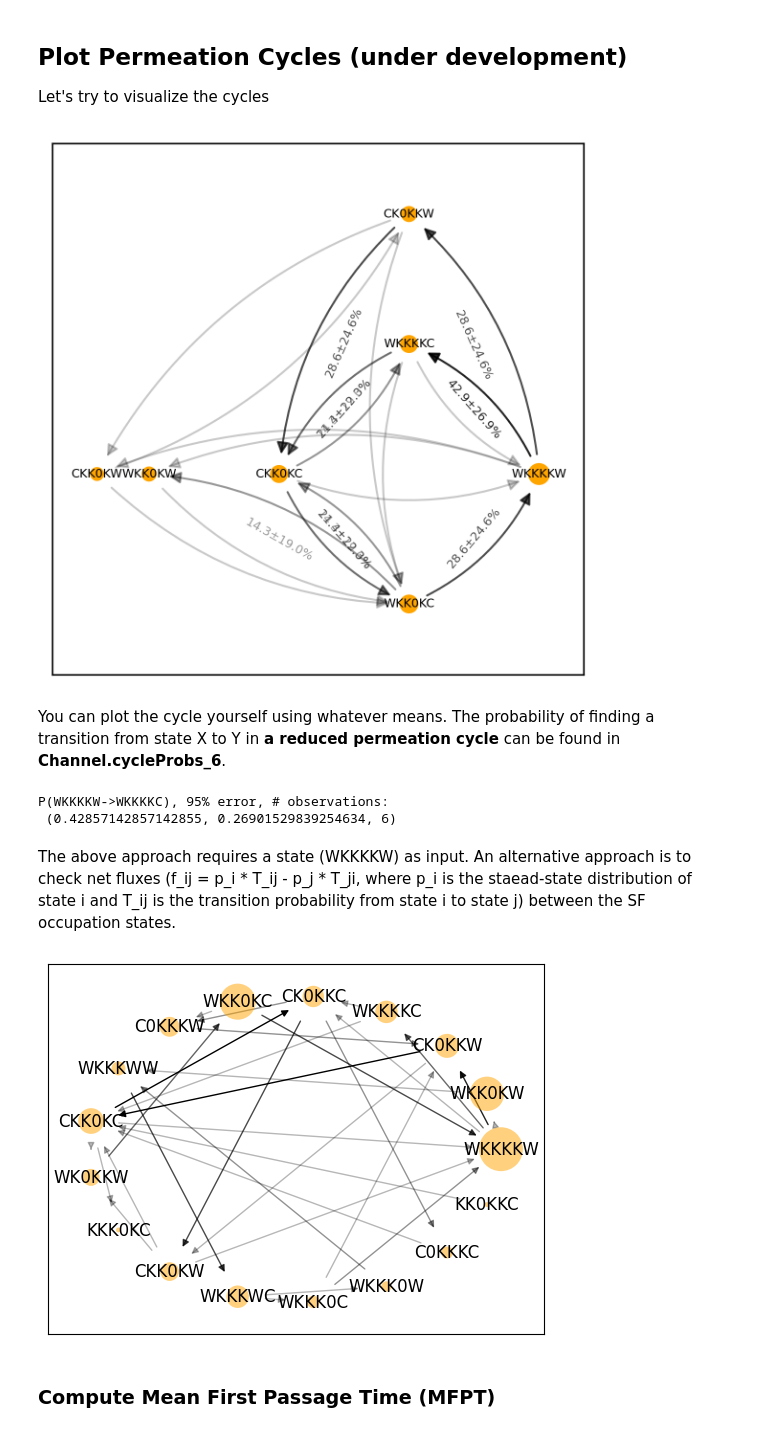
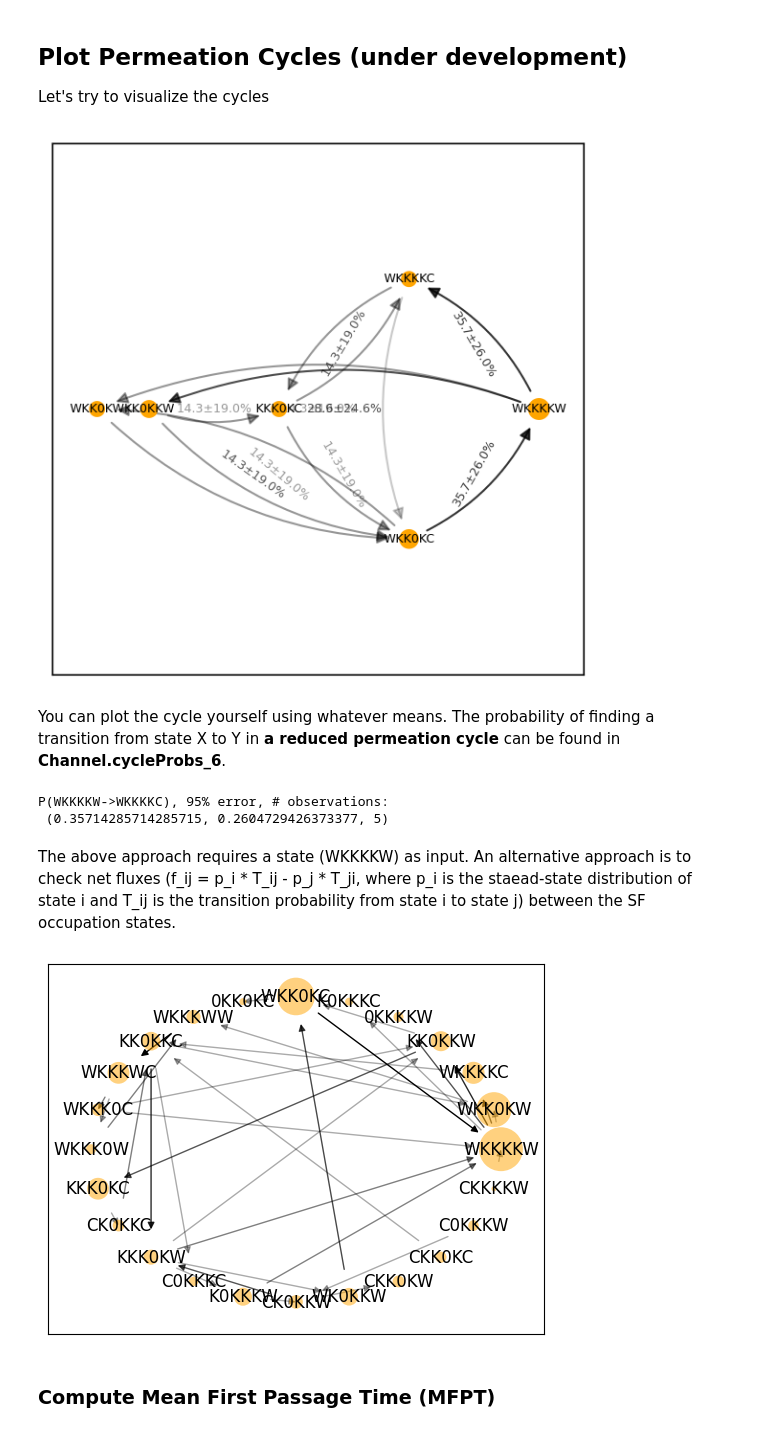
Before and after one commit to deGrootLab/KPerm, a Jupyter notebook: tutorials/charge-scaling/charge-scaling.ipynb, the cells around one changed output. Saved outputs shown, nothing was run; the diff lists cells and outputs as text; code cells hidden in the pictures.

```diff
--- a/tutorials/charge-scaling/charge-scaling.ipynb
+++ b/tutorials/charge-scaling/charge-scaling.ipynb
@@ -155,23 +162,23 @@ The third identified cycle from the first trajectory:
 ## Plot Permeation Cycles (under development)
 Let's try to visualize the cycles
 # %%
-mthk.plotCycles(state_threshold=.05, label_threshold=0.10, offset=1,
+mthk.plot_cycle(state_threshold=.05, label_threshold=0.10, offset=1,
                 scale=0.4, figsize=(4,4))
 # %% [output]
-[figure, old version]
+[figure, new version]
 # %% [markdown]
 You can plot the cycle yourself using whatever means. The probability of finding a transition from state X to Y in **a reduced permeation cycle** can be found in **Channel.cycleProbs_6**.
 # %%
-print("P(WKKKKW->WKKKKC), 95% error, # observations:\n", mthk.cycleProbs_6['WKKKKW']['WKKKKC'])
+print("P(WKKKKW->WKKKKC), 95% error, # observations:\n", mthk.cycle_prob['WKKKKW']['WKKKKC'])
 # %% [output]
 P(WKKKKW->WKKKKC), 95% error, # observations:
- (0.42857142857142855, 0.26901529839254634, 6)
+ (0.35714285714285715, 0.2604729426373377, 5)
 # %% [markdown]
 The above approach requires a state (WKKKKW) as input. An alternative approach is to check net fluxes (f_ij = p_i * T_ij - p_j * T_ji, where p_i is the staead-state distribution of state i and T_ij is the transition probability from state i to state j) between the SF occupation states.
 # %%
-mthk.plotNetFlux(weight_threshold=0.25)
+mthk.plot_netflux(weight_threshold=0.25)
 # %% [output]
-[figure, old version]
+[figure, new version]
 # %% [markdown]
 ### Compute Mean First Passage Time (MFPT)
 # %% [markdown]
```
Also changed, not shown: parts of 10 cells of this notebook, 13 other files.
